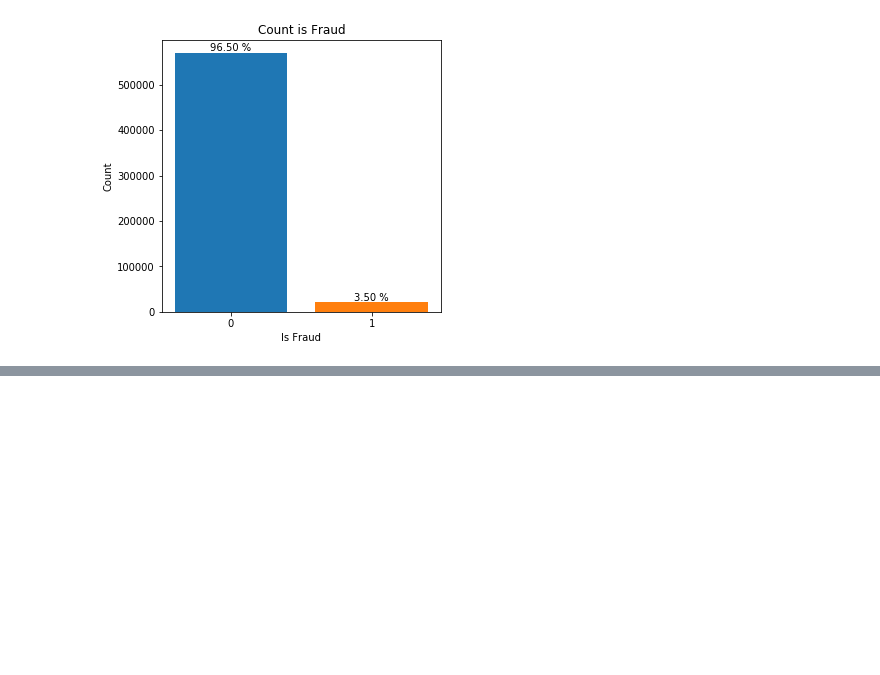
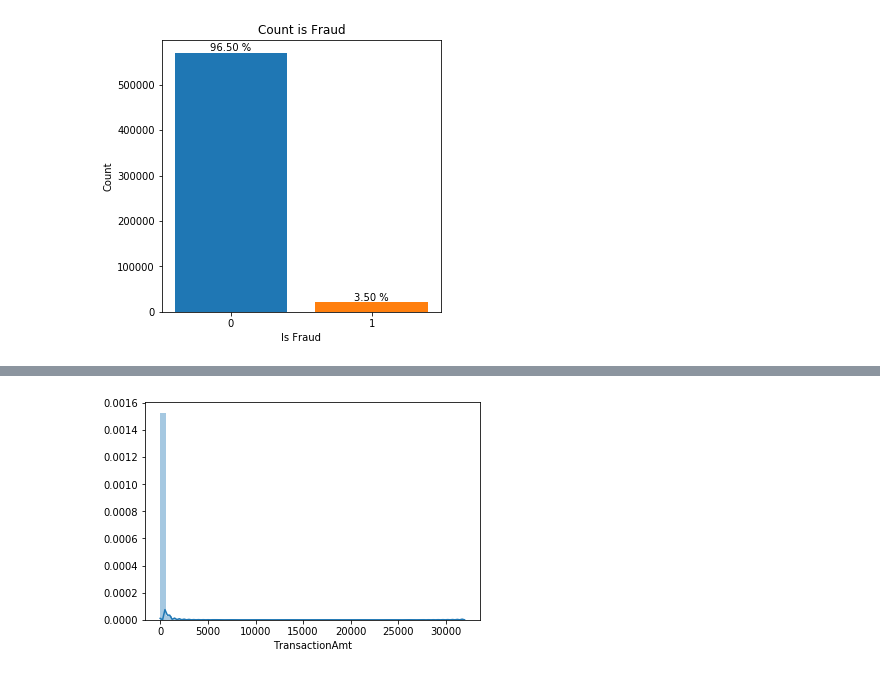
Before and after one commit to AlessandroVol23/ieee_cis_fraud_detection_kaggle, a Jupyter notebook: notebooks/0.1_AV_EDA.ipynb, the cells around one changed output, grey strips where cells are left out. Cells and saved outputs as stored; diff of their text form; code cells hidden in the pictures; blank space fills up the shorter version.

```diff
--- a/notebooks/0.1_AV_EDA.ipynb
+++ b/notebooks/0.1_AV_EDA.ipynb
@@ -55,0 +75,4 @@ for rect, label in zip(rects, labels):
+# %%
+sns.distplot(df_transaction['TransactionAmt']);
+# %% [output]
+[figure, added]
```
Also changed, not shown: parts of 32 cells of this notebook.
